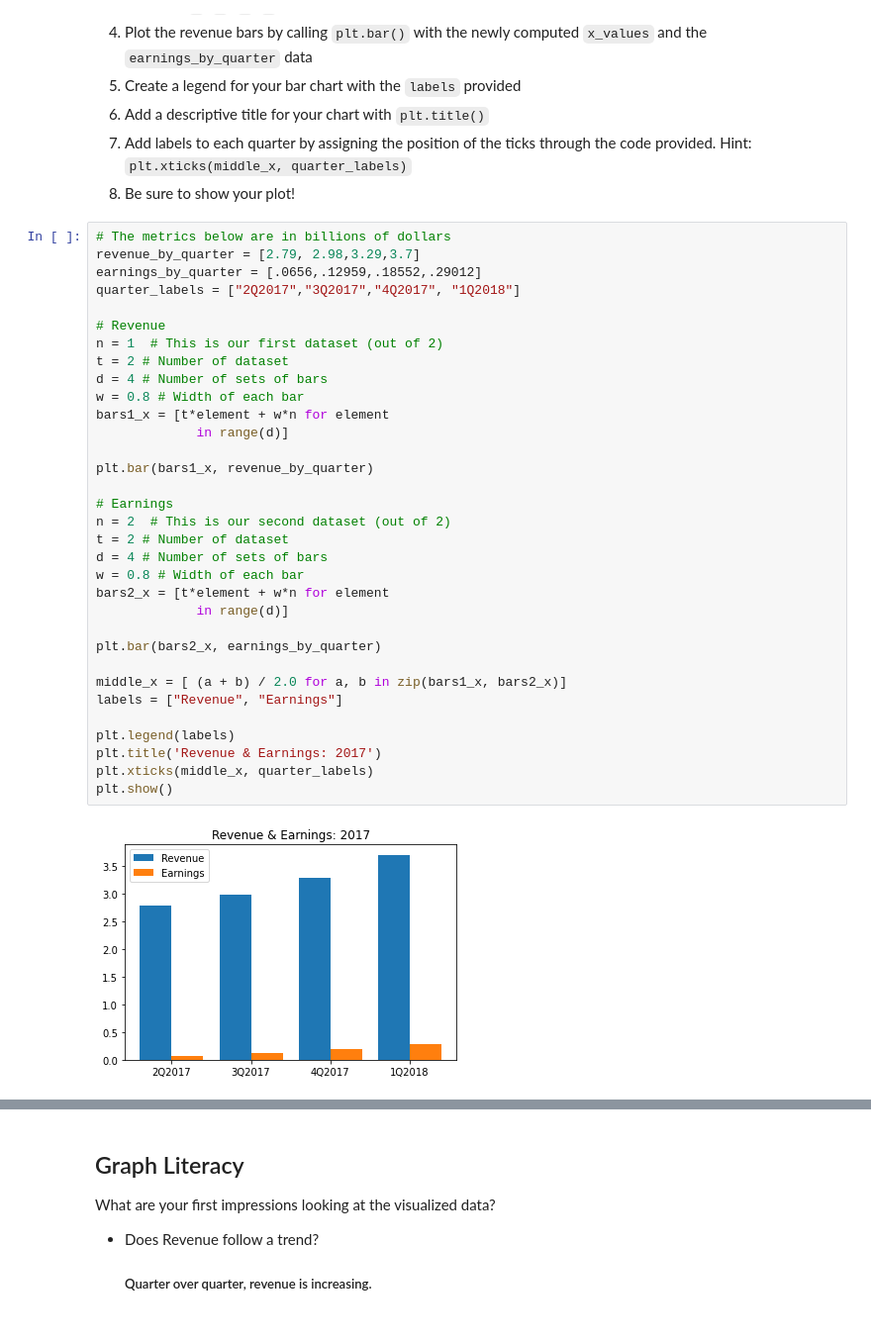
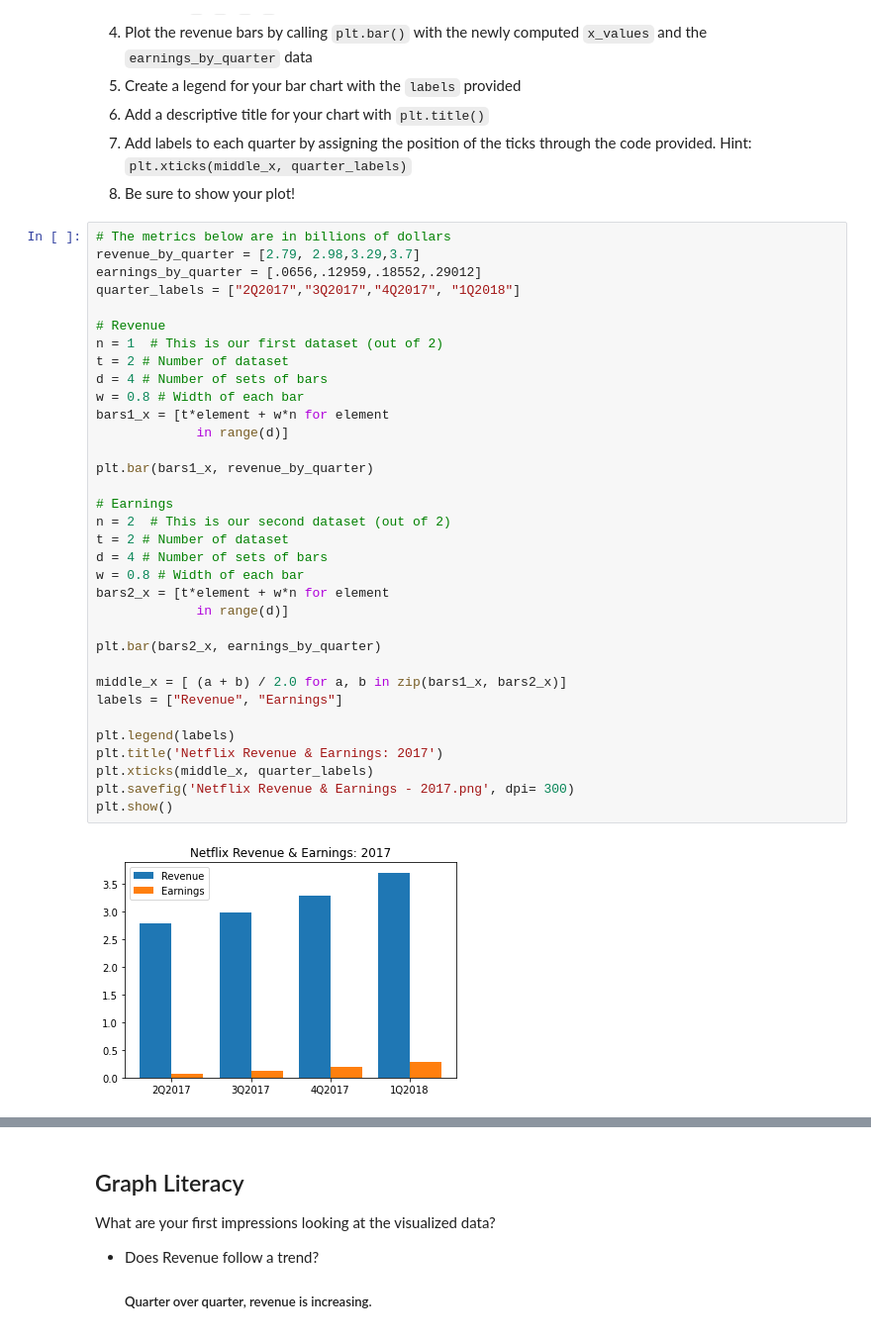
Before and after one commit to lightlySkewed/Netflix-Stocks-Capstone, a Jupyter notebook: netflix_visualizations.ipynb, the cells around one changed output, grey strips where cells are left out. Shown: that part at 99% size. Saved outputs shown, nothing was run; the diff lists cells and outputs as text.

```diff
--- a/netflix_visualizations.ipynb
+++ b/netflix_visualizations.ipynb
@@ -263,33 +266,34 @@ revenue_by_quarter = [2.79, 2.98,3.29,3.7]
 earnings_by_quarter = [.0656,.12959,.18552,.29012]
 quarter_labels = ["2Q2017","3Q2017","4Q2017", "1Q2018"]
 
 # Revenue
 n = 1  # This is our first dataset (out of 2)
 t = 2 # Number of dataset
 d = 4 # Number of sets of bars
 w = 0.8 # Width of each bar
 bars1_x = [t*element + w*n for element
              in range(d)]
 
 plt.bar(bars1_x, revenue_by_quarter)
 
 # Earnings
 n = 2  # This is our second dataset (out of 2)
 t = 2 # Number of dataset
 d = 4 # Number of sets of bars
 w = 0.8 # Width of each bar
 bars2_x = [t*element + w*n for element
              in range(d)]
 
 plt.bar(bars2_x, earnings_by_quarter)
 
 middle_x = [ (a + b) / 2.0 for a, b in zip(bars1_x, bars2_x)]
 labels = ["Revenue", "Earnings"]
 
 plt.legend(labels)
-plt.title('Revenue & Earnings: 2017')
+plt.title('Netflix Revenue & Earnings: 2017')
 plt.xticks(middle_x, quarter_labels)
+plt.savefig('Netflix Revenue & Earnings - 2017.png', dpi= 300)
 plt.show()
 # %% [output]
-[figure, old version]
+[figure, new version]
 # %%
```
Also changed, not shown: parts of 9 cells of this notebook, 7 other files.
